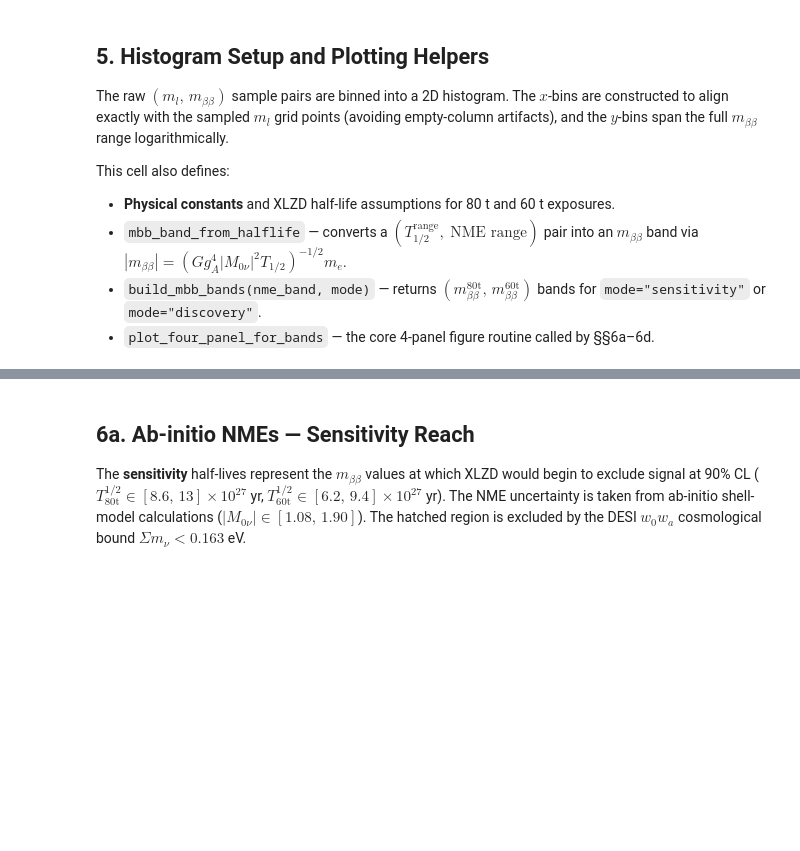
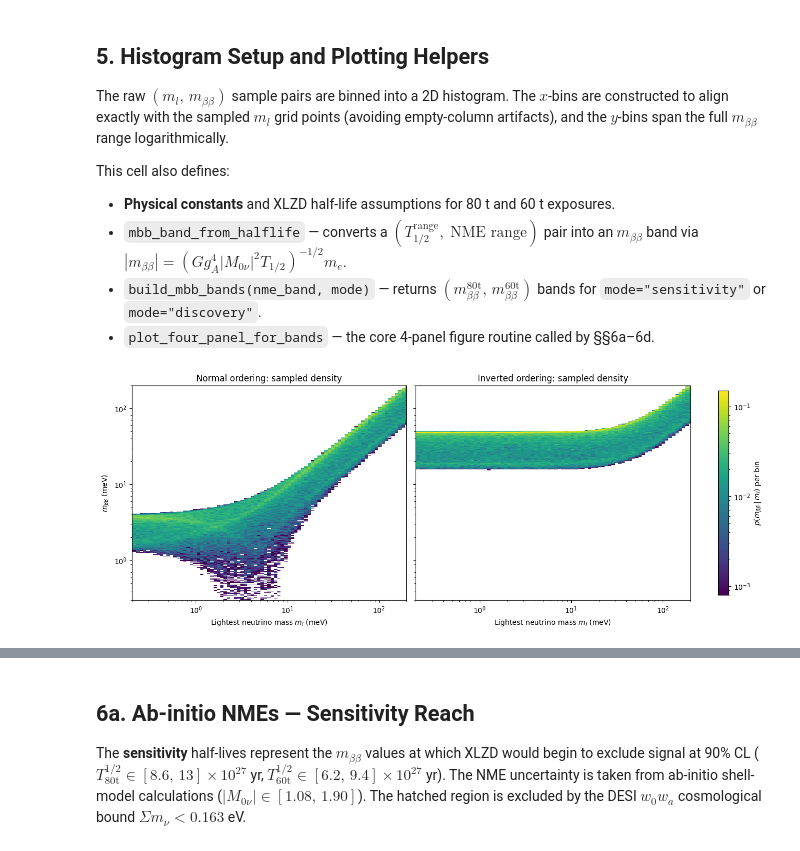
Before and after one commit to bglenardo/XLZD, a Jupyter notebook: 0vbb_sensitivity_plots/Lobster Plots Refactored.ipynb, the cells around one changed output, grey strips where cells are left out. Saved outputs shown, nothing was run; the diff lists cells and outputs as text; code cells hidden in the pictures; blank space fills up the shorter version.

```diff
--- a/0vbb_sensitivity_plots/Lobster Plots Refactored.ipynb
+++ b/0vbb_sensitivity_plots/Lobster Plots Refactored.ipynb
@@ -240,6 +240,68 @@ This cell also defines:
 - `mbb_band_from_halflife` — converts a $(T_{1/2}^{\text{range}},\; \text{NME range})$ pair into an $m_{\beta\beta}$ band via $|m_{\beta\beta}| = (G g_A^4 |M_{0\nu}|^2 T_{1/2})^{-1/2} m_e$.
 - `build_mbb_bands(nme_band, mode)` — returns $(m_{\beta\beta}^{80\text{t}},\, m_{\beta\beta}^{60\text{t}})$ bands for `mode="sensitivity"` or `mode="discovery"`.
 - `plot_four_panel_for_bands` — the core 4-panel figure routine called by §§6a–6d.
+# %%
+# Quick preview: sampled (m_l, m_bb) distributions only (NO/IO), no experiment bands/probability panels.
+x_grid_from_samples_preview = np.unique(np.concatenate([m_NO_pts, m_IO_pts]))
+x_bins_preview = lm.x_edges_from_grid(x_grid_from_samples_preview)
+y_bins_preview = np.logspace(-1.0, 3.0, 400) * 1e-3
+
+hist_preview = lm.compute_density_histograms(
+    m_NO_pts, mbb_NO_pts, m_IO_pts, mbb_IO_pts, x_bins_preview, y_bins_preview
+)
+
+x_edges_meV_preview = hist_preview["x_edges"] * 1e3
+y_edges_meV_preview = hist_preview["y_edges"] * 1e3
+
+uniform_cmap_preview = plt.get_cmap("viridis").copy()
+uniform_cmap_preview.set_bad(alpha=0.0)
+
+# Shared normalization across both panels for direct visual comparison.
+norm_preview = LogNorm(vmin=hist_preview["vmin"], vmax=hist_preview["vmax"])
+
+fig, (ax_no_preview, ax_io_preview) = plt.subplots(1, 2, figsize=(13, 5), sharey=True, constrained_layout=True)
+
+pcm_no_preview = ax_no_preview.pcolormesh(
+    x_edges_meV_preview,
+    y_edges_meV_preview,
+    hist_preview["H_no_pdf_masked"].T,
+    shading="auto",
+    cmap=uniform_cmap_preview,
+    norm=norm_preview,
+    rasterized=True,
+    antialiased=False,
+    edgecolors="none",
+)
+ax_no_preview.set_title("Normal ordering: sampled density")
+
+pcm_io_preview = ax_io_preview.pcolormesh(
+    x_edges_meV_preview,
+    y_edges_meV_preview,
+    hist_preview["H_io_pdf_masked"].T,
+    shading="auto",
+    cmap=uniform_cmap_preview,
+    norm=norm_preview,
+    rasterized=True,
+    antialiased=False,
+    edgecolors="none",
+)
+ax_io_preview.set_title("Inverted ordering: sampled density")
+
+for ax in (ax_no_preview, ax_io_preview):
+    ax.set_xscale("log")
+    ax.set_yscale("log")
+    ax.set_xlim(2e-1, 2e2)
+    ax.set_ylim(3e-1, 2e2)
+    ax.set_xlabel(r"Lightest neutrino mass $m_l$ (meV)")
+
+ax_no_preview.set_ylabel(r"$m_{\beta\beta}$ (meV)")
+
+cbar_preview = fig.colorbar(pcm_io_preview, ax=[ax_no_preview, ax_io_preview], shrink=0.95)
+cbar_preview.set_label(r"$p(m_{\beta\beta}\,|\,m_l)$ per bin")
+
+plt.show()
+# %% [output]
+[figure, added]
 # %%
 # Shared setup for 4-panel lobster plots and a reusable plotting helper.
 from matplotlib.colors import LogNorm
```
Also changed, not shown: parts of 15 cells of this notebook, 27 other files.
